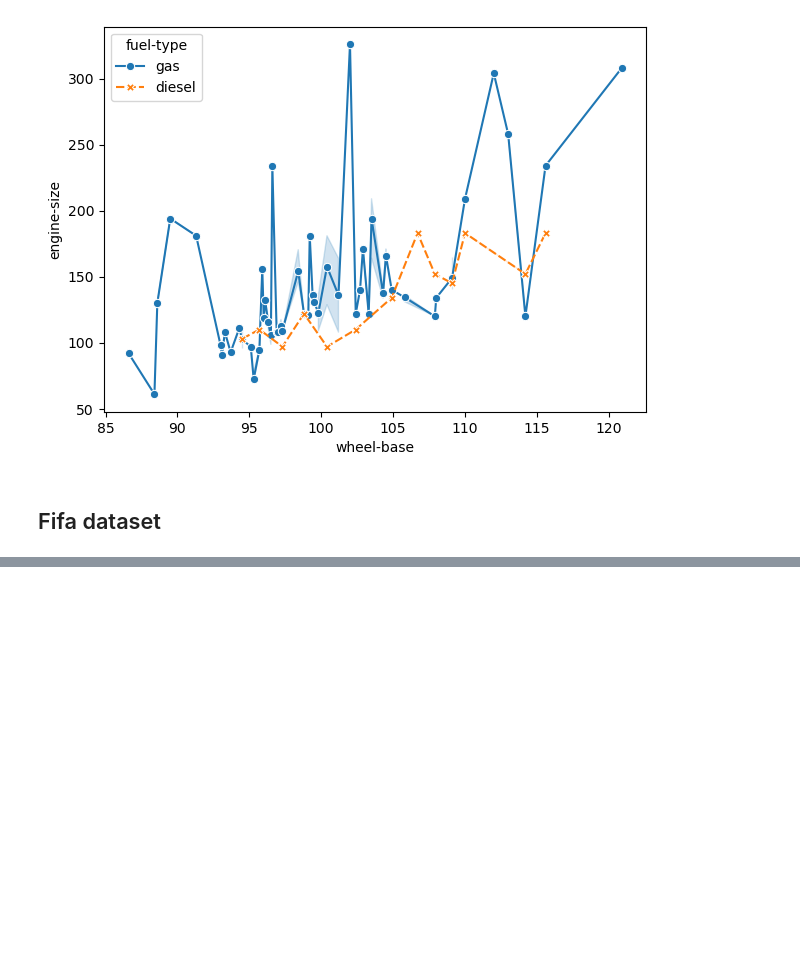
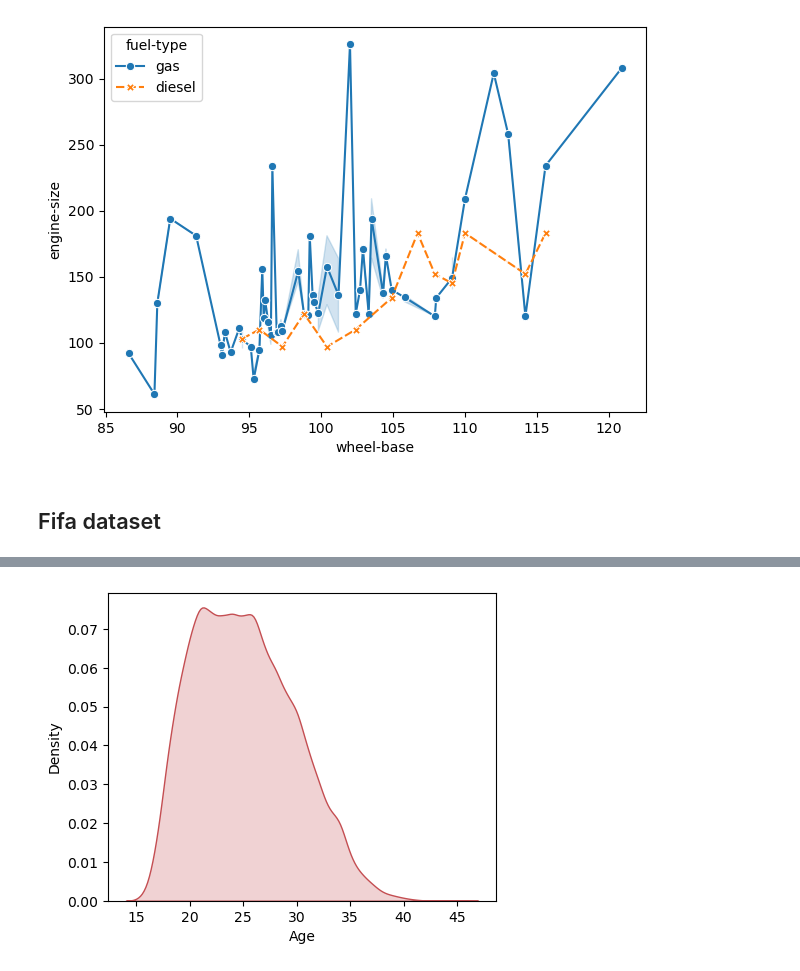
Before and after one commit to cyberscorpion/fync-cohort-7, a Jupyter notebook: 15. Seaborn charts.ipynb, the cells around one changed output, grey strips where cells are left out. Cells and saved outputs as stored; diff of their text form; code cells hidden in the pictures; blank space fills up the shorter version.

```diff
--- a/15. Seaborn charts.ipynb
+++ b/15. Seaborn charts.ipynb
@@ -125,0 +195,7 @@ plt.show()
+# %%
+f, ax = plt.subplots(figsize=(5,4))
+x = df['Age']
+ax = sns.kdeplot(x, shade=True, color = 'r')
+plt.show()
+# %% [output]
+[figure, added]
```
Also changed, not shown: parts of 19 cells of this notebook.
